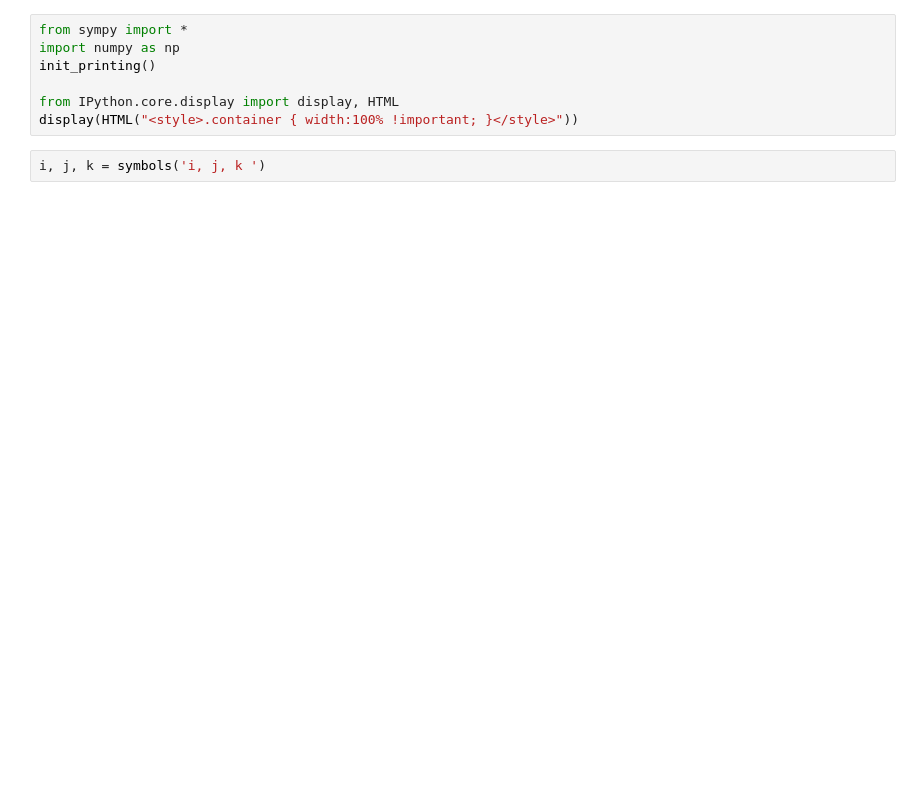
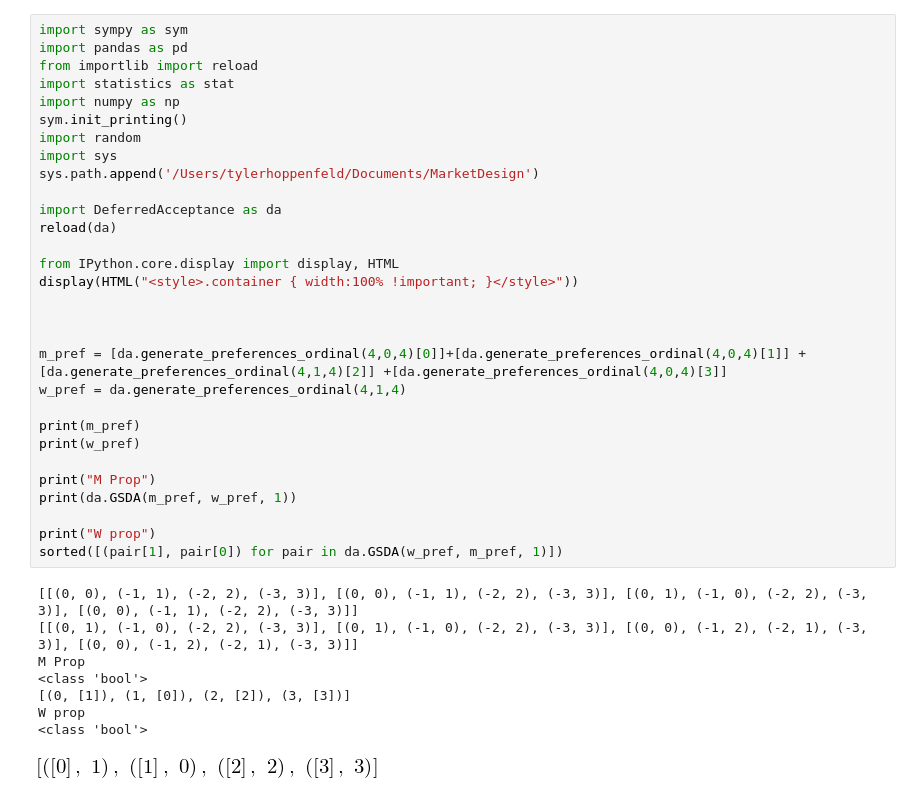
Before and after one commit to tgardnerh/MarketDesign, a Jupyter notebook: ShortRanklistPpr/Algebra magic.ipynb, the cells around one changed output. Saved outputs shown, nothing was run; the diff lists cells and outputs as text; blank space fills up the shorter version.

```diff
--- a/ShortRanklistPpr/Algebra magic.ipynb
+++ b/ShortRanklistPpr/Algebra magic.ipynb
@@ -1,9 +1,39 @@
-# %%
-from sympy import *
-import numpy as np
-init_printing()
-
-from IPython.core.display import display, HTML
-display(HTML("<style>.container { width:100% !important; }</style>"))
-# %%
-i, j, k = symbols('i, j, k ')
+# %%
+import sympy as sym
+import pandas as pd
+from importlib import reload
+import statistics as stat
+import numpy as np
+sym.init_printing()
+import random
+import sys
+sys.path.append('/Users/tylerhoppenfeld/Documents/MarketDesign')
+
+import DeferredAcceptance as da
+reload(da)
+
+from IPython.core.display import display, HTML
+display(HTML("<style>.container { width:100% !important; }</style>"))
+
+
+
+m_pref = [da.generate_preferences_ordinal(4,0,4)[0]]+[da.generate_preferences_ordinal(4,0,4)[1]] + [da.generate_preferences_ordinal(4,1,4)[2]] +[da.generate_preferences_ordinal(4,0,4)[3]]
+w_pref = da.generate_preferences_ordinal(4,1,4)
+
+print(m_pref)
+print(w_pref)
+
+print("M Prop")
+print(da.GSDA(m_pref, w_pref, 1))
+
+print("W prop")
+sorted([(pair[1], pair[0]) for pair in da.GSDA(w_pref, m_pref, 1)])
+# %% [output]
+[[(0, 0), (-1, 1), (-2, 2), (-3, 3)], [(0, 0), (-1, 1), (-2, 2), (-3, 3)], [(0, 1), (-1, 0), (-2, 2), (-3, 3)], [(0, 0), (-1, 1), (-2, 2), (-3, 3)]]
+[[(0, 1), (-1, 0), (-2, 2), (-3, 3)], [(0, 1), (-1, 0), (-2, 2), (-3, 3)], [(0, 0), (-1, 2), (-2, 1), (-3, 3)], [(0, 0), (-1, 2), (-2, 1), (-3, 3)]]
+M Prop
+<class 'bool'>
+[(0, [1]), (1, [0]), (2, [2]), (3, [3])]
+W prop
+<class 'bool'>
+[figure, added]
```
Also changed, not shown: parts of 17 cells of this notebook, 1 other file.
